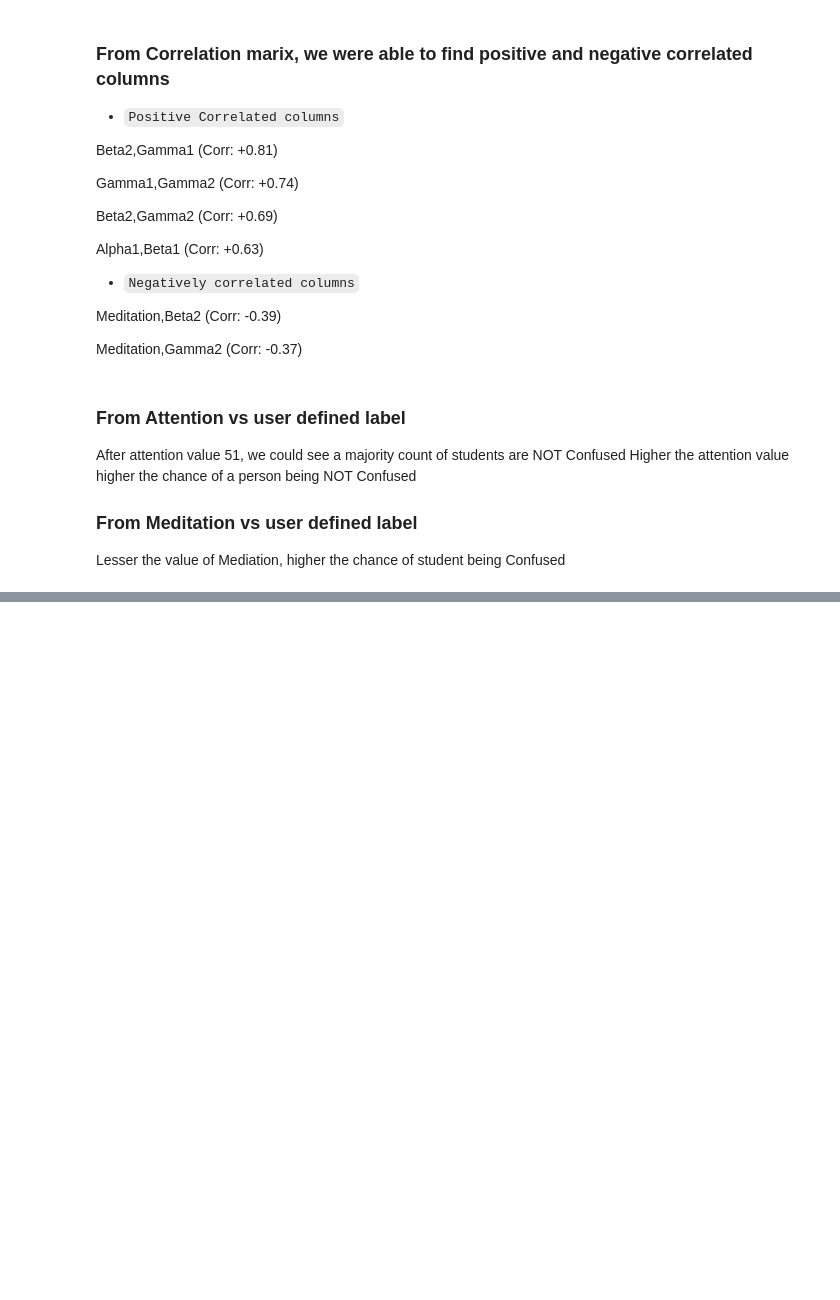
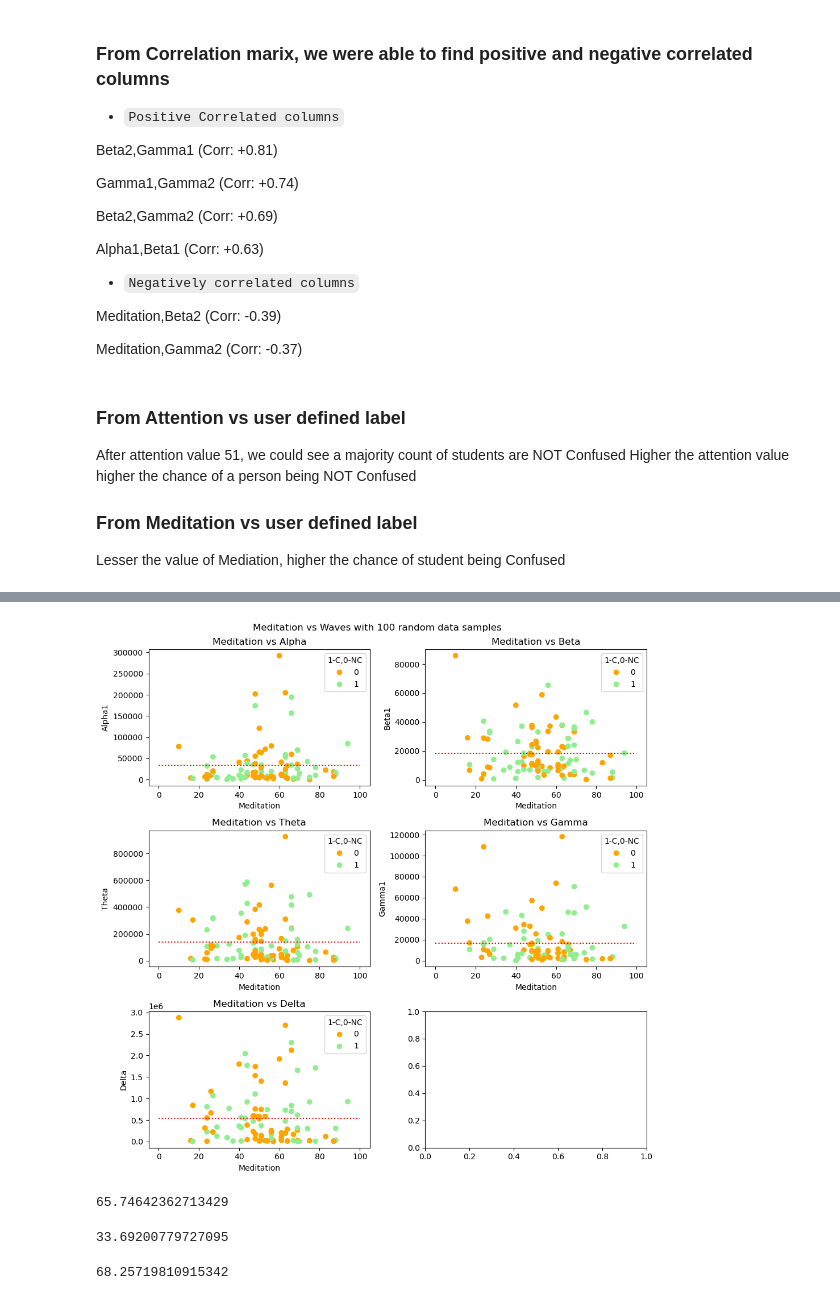
Before and after one commit to Subasree-Vivekanandan/Student-Attention-detection-using-EEG, a Jupyter notebook: eeg analysis-edit.ipynb, the cells around one changed output, grey strips where cells are left out. Saved outputs shown, nothing was run; the diff lists cells and outputs as text; code cells hidden in the pictures; blank space fills up the shorter version.

```diff
--- a/eeg analysis-edit.ipynb
+++ b/eeg analysis-edit.ipynb
@@ -767,0 +861,78 @@ Lesser the value of Mediation, higher the chance of student being Confused
+# %%
+fig,((ax1,ax2),(ax3,ax4),(ax5,ax6)) = plt.subplots(nrows=3,ncols=2,figsize=(10,10))
+
+plot1 = ax1.scatter(x=random_100.Mediation,
+                    y=random_100.Alpha1,
+                    c=random_100["user-definedlabeln"],
+                    cmap=orlgr);
+
+ax1.hlines(random_100.Alpha1.mean(),0,100,linestyles="dotted",color="red")
+ax1.set_xlabel("Meditation")
+ax1.set_ylabel("Alpha1")
+ax1.set_title("Meditation vs Alpha")
+ax1.legend(*plot1.legend_elements(),title="1-C,0-NC");
+
+plot2 = ax2.scatter(x=random_100.Mediation,
+                    y=random_100.Beta1,
+                    c=random_100["user-definedlabeln"],
+                    cmap=orlgr)
+
+ax2.hlines(random_100.Beta1.mean(),0,100,linestyles="dotted",color="red")
+ax2.set_xlabel("Meditation")
+ax2.set_ylabel("Beta1")
+ax2.set_title("Meditation vs Beta")
+ax2.legend(*plot2.legend_elements(),title="1-C,0-NC")
+
+plot3 = ax3.scatter(x=random_100.Mediation,
+                    y=random_100.Theta,
+                    c=random_100["user-definedlabeln"],
+                    cmap=orlgr)
+
+ax3.hlines(random_100.Theta.mean(),0,100,linestyles="dotted",color="red")
+ax3.set_xlabel("Meditation")
+ax3.set_ylabel("Theta")
+ax3.set_title("Meditation vs Theta")
+ax3.legend(*plot3.legend_elements(),title="1-C,0-NC")
+
+
+plot4 = ax4.scatter(x=random_100.Mediation,
+                    y=random_100.Gamma1,
+                    c=random_100["user-definedlabeln"],
+                    cmap=orlgr)
+
+ax4.hlines(random_100.Gamma1.mean(),0,100,linestyles="dotted",color="red")
+ax4.set_xlabel("Meditation")
+ax4.set_ylabel("Gamma1")
+ax4.set_title("Meditation vs Gamma")
+ax4.legend(*plot4.legend_elements(),title="1-C,0-NC");
+
+plot5 = ax5.scatter(x=random_100.Mediation,
+                    y=random_100.Delta,
+                    c=random_100["user-definedlabeln"],
+                    cmap=orlgr)
+
+ax5.hlines(random_100.Delta.mean(),0,100,linestyles="dotted",color="red")
+ax5.set_xlabel("Meditation")
+ax5.set_ylabel("Delta")
+ax5.set_title("Meditation vs Delta")
+ax5.legend(*plot5.legend_elements(),title="1-C,0-NC");
+
+fig.suptitle("Meditation vs Waves with 100 random data samples")
+fig.tight_layout()
+fig.savefig(r"C:\Users\HP\Notebook files\IP\plt generated\MedVSwaves-100Samples.png")
+# %% [output]
+[figure, added]
+# %%
+## Calculate mean for Attention
+attention_greater_0.Attention[attention_greater_0["Attention"]>51.0].mean()
+# %% [output]
+65.74642362713429
+# %%
+attention_greater_0.Attention[attention_greater_0["Attention"]<51.0].mean()
+# %% [output]
+33.69200779727095
+# %%
+## Calculate mean for Meditation
+meditation_greater_0.Mediation[meditation_greater_0["Mediation"]>56.0].mean()
+# %% [output]
+68.25719810915342
```
Also changed, not shown: parts of 10 cells of this notebook.
